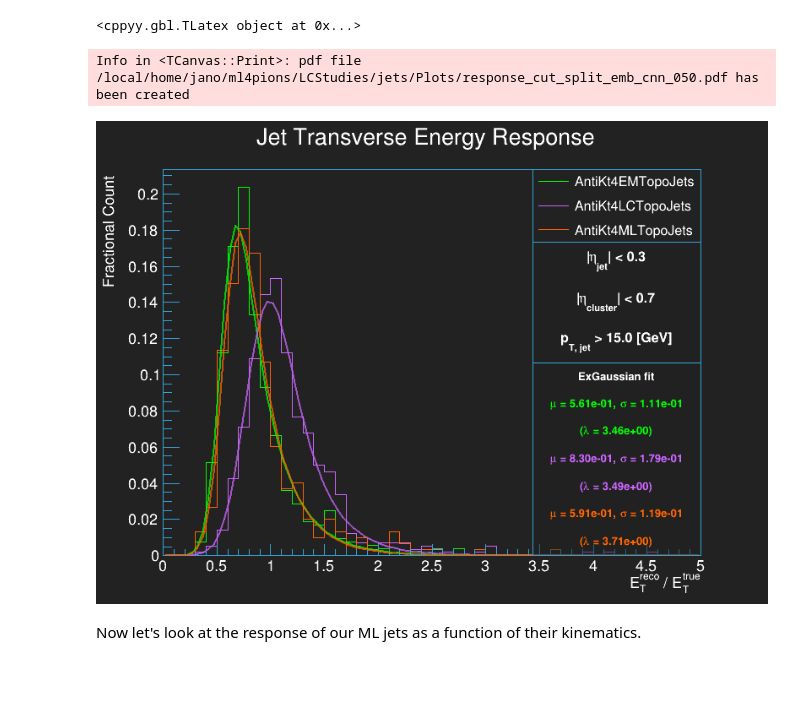
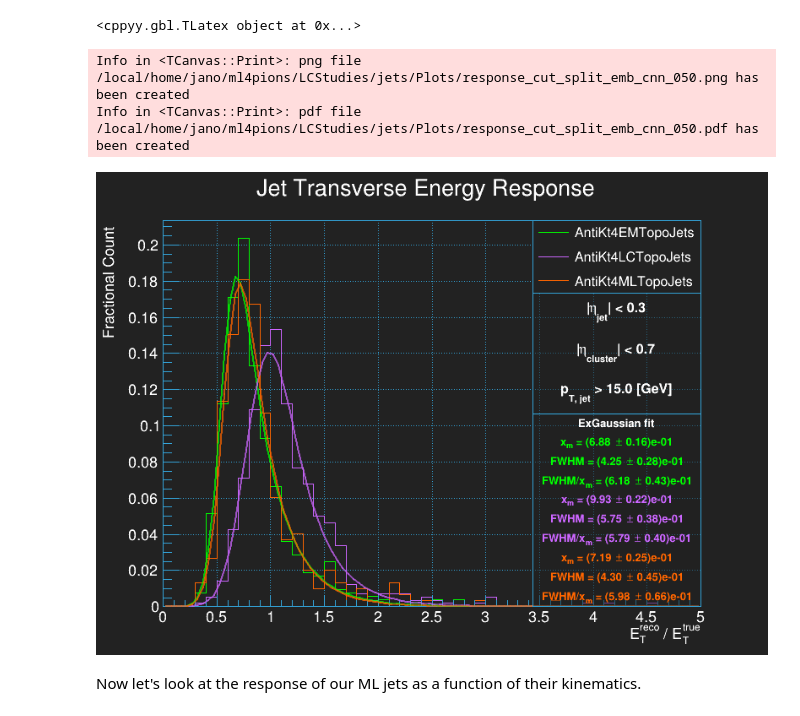
Before and after one commit to atlas-calo-ml/caloml-atlas, a Jupyter notebook: jets/jet.ipynb, the cells around one changed output. Saved outputs shown, nothing was run; the diff lists cells and outputs as text; code cells hidden in the pictures; blank space fills up the shorter version.

Commit message:
working on jet response fitting functions, added ExGaussian FWHM estimate

```diff
--- a/jets/jet.ipynb
+++ b/jets/jet.ipynb
@@ -495,7 +487,7 @@ rt.gPad.SetLogx()
 rt.gPad.SetLogy()
 c.Draw()
 
-plotname = plotpath+'regression_energies_{}.png'.format(regressor_modelname)
+plotname = plotpath+'regression_energies_{}'.format(regressor_modelname)
 for ext in plot_extensions:
     c.SaveAs('.'.join((plotname,ext)))
 # %% [output]
@@ -569,7 +561,7 @@ hists.append(h)
 
 c.Draw()
 
-plotname = plotpath+'scores_vs_energy_{}.png'.format(regressor_modelname)
+plotname = plotpath+'scores_vs_energy_{}'.format(regressor_modelname)
 for ext in plot_extensions:
     c.SaveAs('.'.join((plotname,ext)))
 # %% [output]
@@ -874,7 +866,7 @@ rt.gPad.SetLogy()
 stacks.append(hstack)
 
 c.Draw()
-plotname = plotpath+'jet_kin_{}_{}.png'.format(regressor_modelname,score_cut_string)
+plotname = plotpath+'jet_kin_{}_{}'.format(regressor_modelname,score_cut_string)
 for ext in plot_extensions:
     c.SaveAs('.'.join((plotname,ext)))
 # %% [output]
@@ -1047,7 +1039,7 @@ stacks.append(hstack)
 
 c.Draw()
 
-plotname = plotpath+'jet_kin_matched_{}_{}.png'.format(regressor_modelname, score_cut_string)
+plotname = plotpath+'jet_kin_matched_{}_{}'.format(regressor_modelname, score_cut_string)
 for ext in plot_extensions:
     c.SaveAs('.'.join((plotname,ext)))
 # %% [output]
@@ -1172,11 +1166,11 @@ cut_box_2.AddText('p_{T, jet}' + ' > {:.1f} [GeV]'.format(jet_min_pt))
 # %%
 c = rt.TCanvas(qu.RN(), 'c', 800, 600)
 fits = []
-means = []
+peaks = []
 widths = []
-lambdas = []
 hstack = rt.THStack(qu.RN(),'Jet Transverse Energy Response;E_{T}^{reco} / E_{T}^{true};Fractional Count')
 binning = (50,0.,5.)
+
 for i,reco_jet in enumerate(reco_jets):
     h = rt.TH1F(qu.RN(),'',*binning)
     for entry in energy_response_selected[reco_jet]: h.Fill(entry)
@@ -1187,52 +1181,55 @@ for i,reco_jet in enumerate(reco_jets):
 
     # Also fit a function to the histogram.
     fitname = qu.RN()
-#     fit = rt.TF1(fitname, AsymmGaussian, *binning[1:], 4)
-    fit = rt.TF1(fitname, ExGaussian, *binning[1:], 4)
-    fit.SetParameter(0,h.GetMaximum())
-    fit.SetParameter(1,h.GetMean())
-    fit.SetParameter(2,h.GetRMS())
-    fit.SetParameter(3,3.)
-    fit.SetParLimits(3,2.,5.)
+    func = fit_class.eval # see https://root-forum.cern.ch/t/pyroot-problem-passing-member-function-to-tf1/40987/3
+    fit = rt.TF1(fitname, func, *binning[1:], 4)
+    fit_class.set_parameters(fit,h)
     h.Fit(fitname, 'QM')
     fit.SetLineColorAlpha(colors[i],0.5)
     fits.append(fit)
 
-    # Extract some fitting parameters. Exact values we're interested in depends on chosen function.
-    mean = fit.GetParameter(1)
-    width= fit.GetParameter(2)
-    #width = (fit.GetParameter(2) + fit.GetParameter(3)) / 2.
-    means.append(mean)
+    # Extract fitting parameters. Some funny array construction since directly casting CppLowLevelView->np.ndarray can crash the kernel (?).
+    fit_params  = np.array([fit.GetParameters()[i] for i in range(fit_class.npar)]) # fit parameters
+    fit_dparams = np.array([fit.GetParErrors()[i] for i in range(fit_class.npar)]) # uncertainty in fit parameters
+
+    # Extract information on the peak location and width.
+    peak  = fit_class.peak(fit_params, fit_dparams) # returns (value, uncertainty)
+    width = fit_class.width(fit_params, fit_dparams) # ditto
+    peaks.append(peak)
     widths.append(width)
-    lambdas.append(fit.GetParameter(3))
 
 hstack.Draw('NOSTACK HIST')
 for fit in fits: fit.Draw('SAME')
 leg.Draw()
 cut_box_2.Draw()
 
 # Create a TPaveText with the fit information.
 fit_box = rt.TPaveText(cut_box.GetX1NDC(), cut_box.GetY1NDC()-0.4, cut_box.GetX2NDC(), cut_box.GetY1NDC(),'NDC')
 fit_box.SetTextColor(ps.text)
 fit_box.SetBorderSize(1)
 fit_box.SetFillColorAlpha(ps.canv,0.5)
 fit_box.SetTextSize(2.5e-2)
 fit_box.AddText('ExGaussian fit')
-for i,mean in enumerate(means):
-    text = fit_box.AddText("#mu = {:.2e}, #sigma = {:.2e}".format(mean,widths[i]))
+for i,peak in enumerate(peaks):
+    text = fit_box.AddText('x_{m}'+' = {}'.format(qu.str_with_err(*peak)))
     text.SetTextColor(colors[i])
-    text = fit_box.AddText("(#lambda = {:.2e})".format(lambdas[i]))
+    text = fit_box.AddText('FWHM = {}'.format(qu.str_with_err(*widths[i])))
     text.SetTextColor(colors[i])
-
+    ratio = widths[i][0] / peak[0] # calculate width / mode
+    dratio = np.abs(ratio) * np.sqrt(np.square(widths[i][1] / widths[i][0]) + np.square(peak[1] / peak[0]))
+    text = fit_box.AddText('FWHM/x_{m}'+' = {}'.format(qu.str_with_err(ratio,dratio)))
+    text.SetTextColor(colors[i])
 fit_box.Draw()
+rt.gPad.SetGrid()
 c.Draw()
 
-plotname = plotpath+'response_cut_{}_{}.png'.format(regressor_modelname,score_cut_string)
+plotname = plotpath+'response_cut_{}_{}'.format(regressor_modelname,score_cut_string)
 for ext in plot_extensions:
     c.SaveAs('.'.join((plotname,ext)))
 # %% [output]
+Info in <TCanvas::Print>: png file /local/home/jano/ml4pions/LCStudies/jets/Plots/response_cut_split_emb_cnn_050.png has been created
 Info in <TCanvas::Print>: pdf file /local/home/jano/ml4pions/LCStudies/jets/Plots/response_cut_split_emb_cnn_050.pdf has been created
-[figure, old version]
+[figure, new version]
 # %% [markdown]
 Now let's look at the response of our ML jets as a function of their kinematics.
 # %%
```
Also changed, not shown: parts of 25 cells of this notebook, 3 other files.
